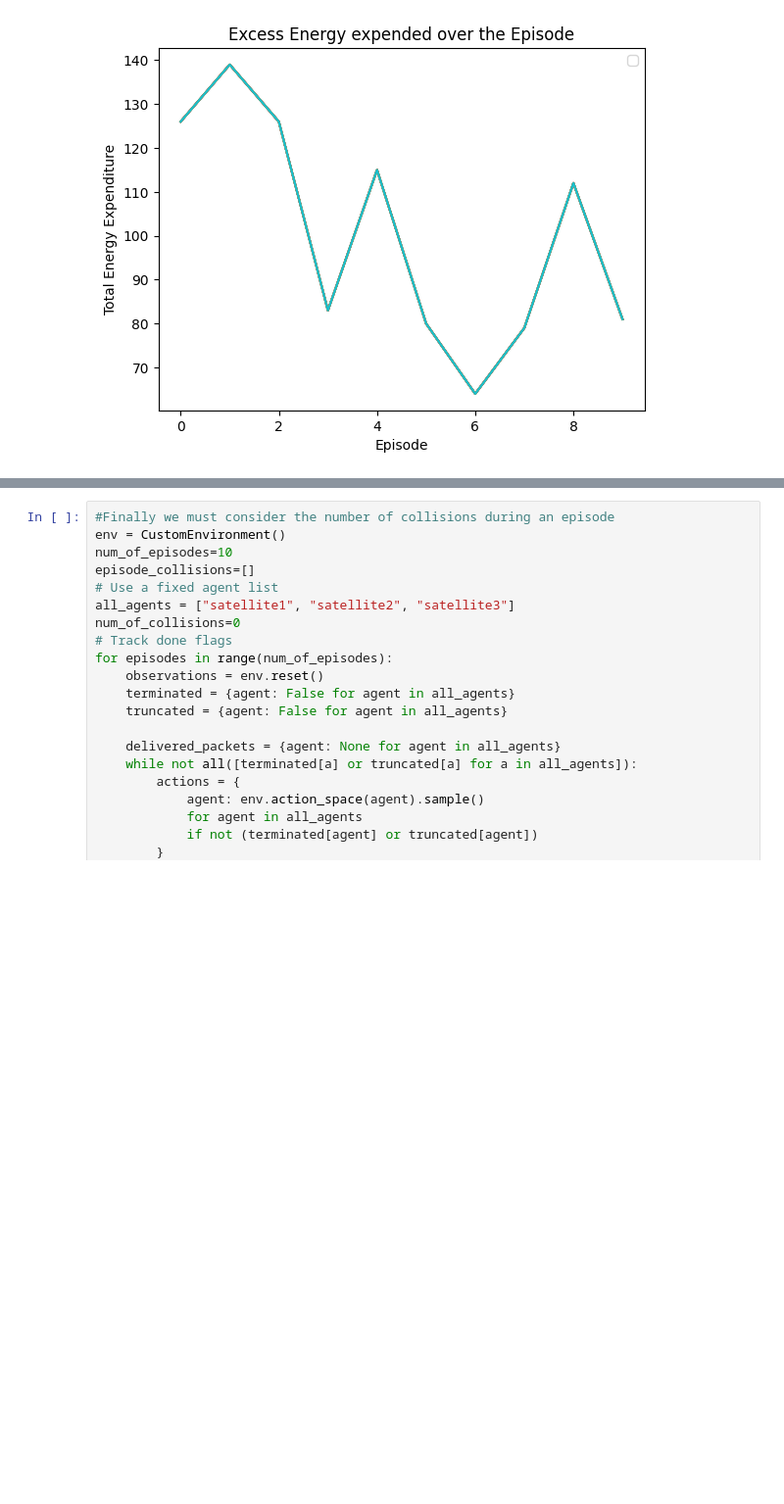
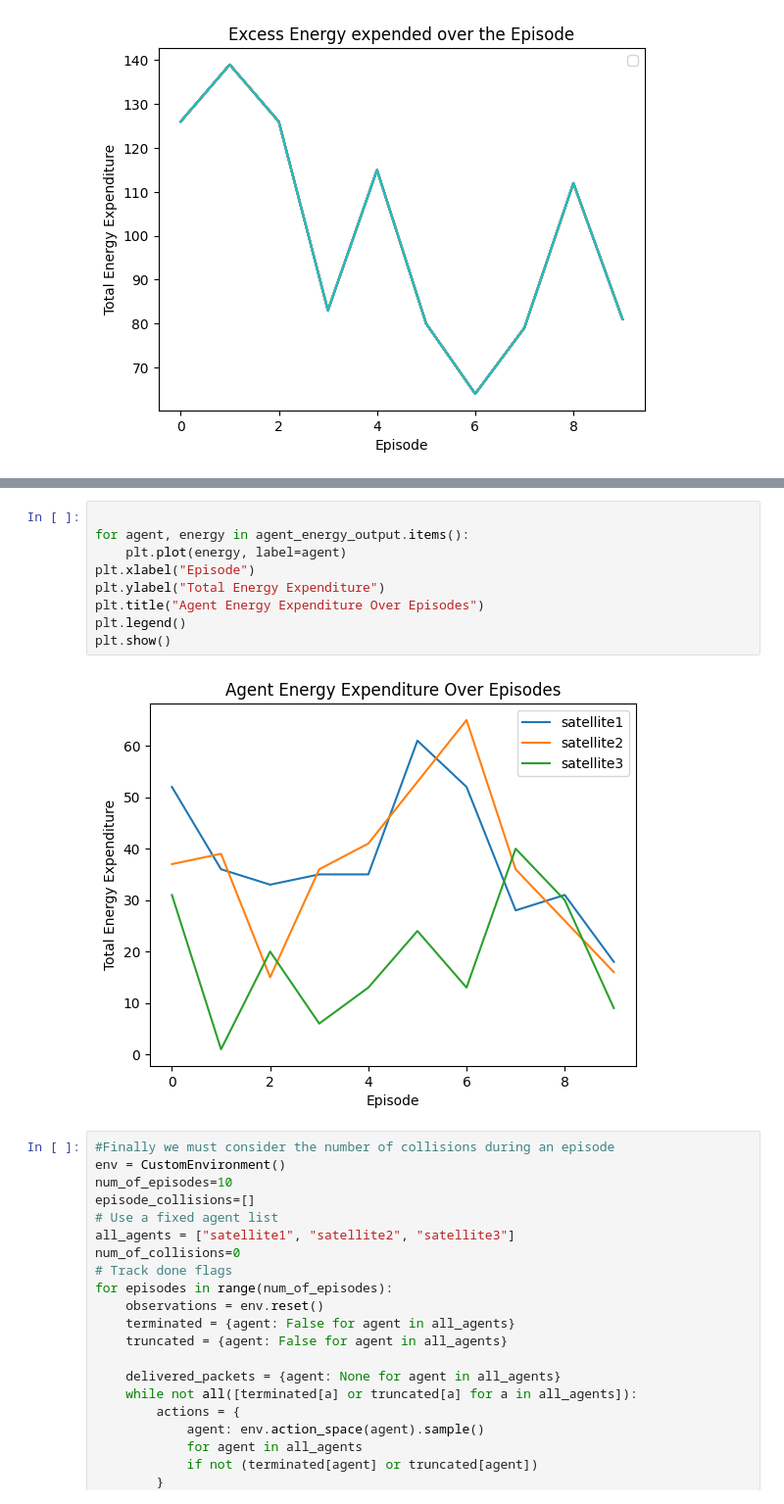
Before and after one commit to brasdorlakes/marl-project, a Jupyter notebook: Multi_Agent_Eval_Script.ipynb, the cells around one changed output, grey strips where cells are left out. Shown at 98% size. Drawn from its saved outputs; the diff is of its cells as text; blank space fills up the shorter version.

Commit message:
"Added per satellite energy expenditure prototype"

```diff
--- a/Multi_Agent_Eval_Script.ipynb
+++ b/Multi_Agent_Eval_Script.ipynb
@@ -308,3 +349,14 @@ plt.show()
+# %%
+
+for agent, energy in agent_energy_output.items():
+    plt.plot(energy, label=agent)
+plt.xlabel("Episode")
+plt.ylabel("Total Energy Expenditure")
+plt.title("Agent Energy Expenditure Over Episodes")
+plt.legend()
+plt.show()
+# %% [output]
+[figure, added]
 # %%
 #Finally we must consider the number of collisions during an episode
 env = CustomEnvironment()
```
Also changed, not shown: parts of 2 cells of this notebook.
